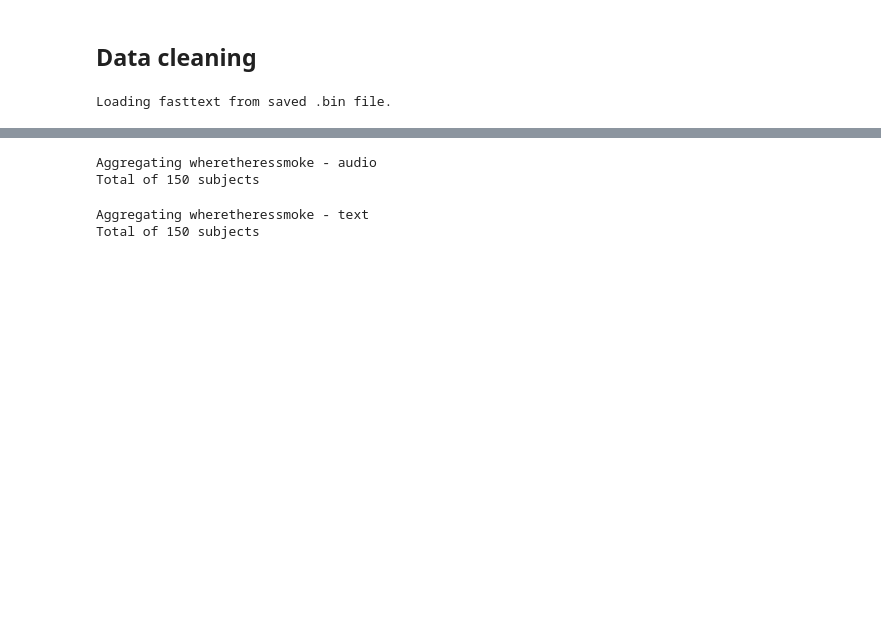
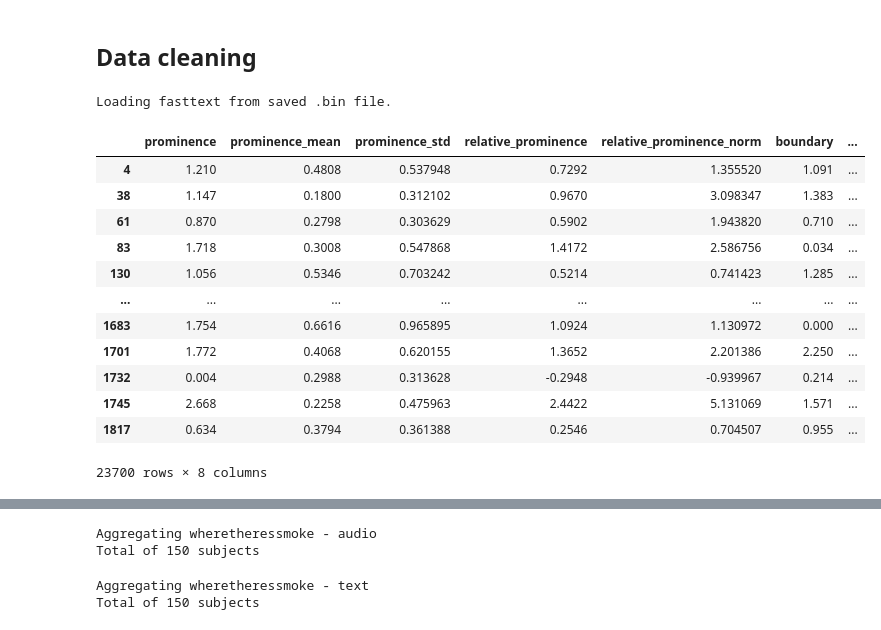
Before and after one commit to thefinnlab/isc_asynchrony_behavioral, a Jupyter notebook: code/notebooks/analysis01_CleanCompileNWPData.ipynb, the cells around one changed output, grey strips where cells are left out. Drawn from its saved outputs; the diff is of its cells as text; code cells hidden in the pictures; blank space fills up the shorter version.

```diff
--- a/code/notebooks/analysis01_CleanCompileNWPData.ipynb
+++ b/code/notebooks/analysis01_CleanCompileNWPData.ipynb
@@ -1107,3 +1111,25 @@ Loading fasttext from saved .bin file.
 # load transcript
 df_transcript = pd.read_csv(os.path.join(preproc_dir, TASK, f'{TASK}_transcript-selected_prosody.csv'))
 # df_transcript = df_transcript.rename(columns={'Word_Written': 'word', 'Punctuation': 'punctuation'})
+
+prosody_columns = [
+    'prominence', 'prominence_mean', 'prominence_std',
+    'relative_prominence', 'relative_prominence_norm',
+    'boundary', 'boundary_mean', 'boundary_std',
+]
+# %%
+df_transcript.loc[df_aggregated_results['word_index'], prosody_columns]
+# %% [output]
+|  | prominence | prominence_mean | prominence_std | relative_prominence | relative_prominence_norm | boundary | ... |
+| 4 | 1.210 | 0.4808 | 0.537948 | 0.7292 | 1.355520 | 1.091 | ... |
+| 38 | 1.147 | 0.1800 | 0.312102 | 0.9670 | 3.098347 | 1.383 | ... |
+| 61 | 0.870 | 0.2798 | 0.303629 | 0.5902 | 1.943820 | 0.710 | ... |
+| 83 | 1.718 | 0.3008 | 0.547868 | 1.4172 | 2.586756 | 0.034 | ... |
+| 130 | 1.056 | 0.5346 | 0.703242 | 0.5214 | 0.741423 | 1.285 | ... |
+| ... | ... | ... | ... | ... | ... | ... | ... |
+| 1683 | 1.754 | 0.6616 | 0.965895 | 1.0924 | 1.130972 | 0.000 | ... |
+| 1701 | 1.772 | 0.4068 | 0.620155 | 1.3652 | 2.201386 | 2.250 | ... |
+| 1732 | 0.004 | 0.2988 | 0.313628 | -0.2948 | -0.939967 | 0.214 | ... |
+| 1745 | 2.668 | 0.2258 | 0.475963 | 2.4422 | 5.131069 | 1.571 | ... |
+| 1817 | 0.634 | 0.3794 | 0.361388 | 0.2546 | 0.704507 | 0.955 | ... |
+23700 rows × 8 columns
```
Also changed, not shown: parts of 9 cells of this notebook, 26 other files.
